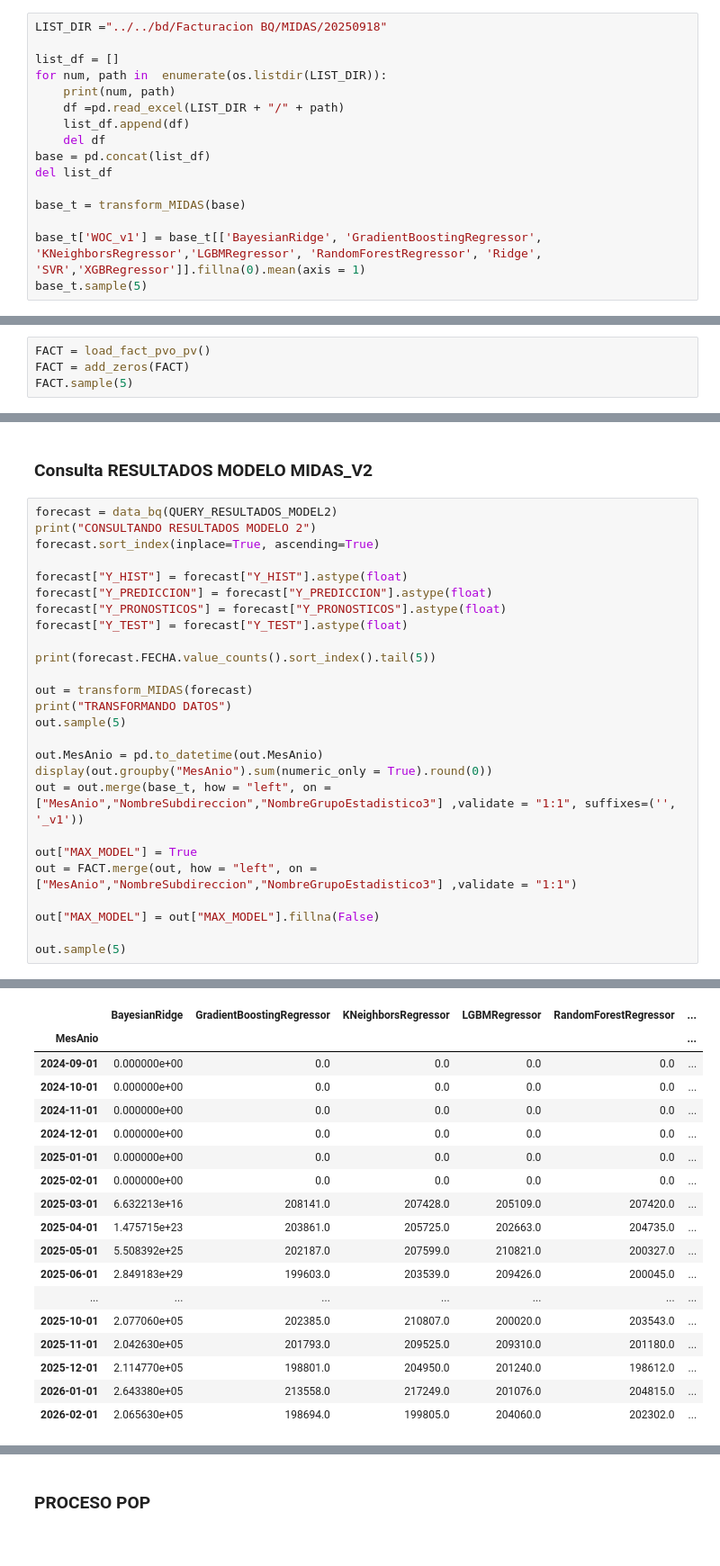
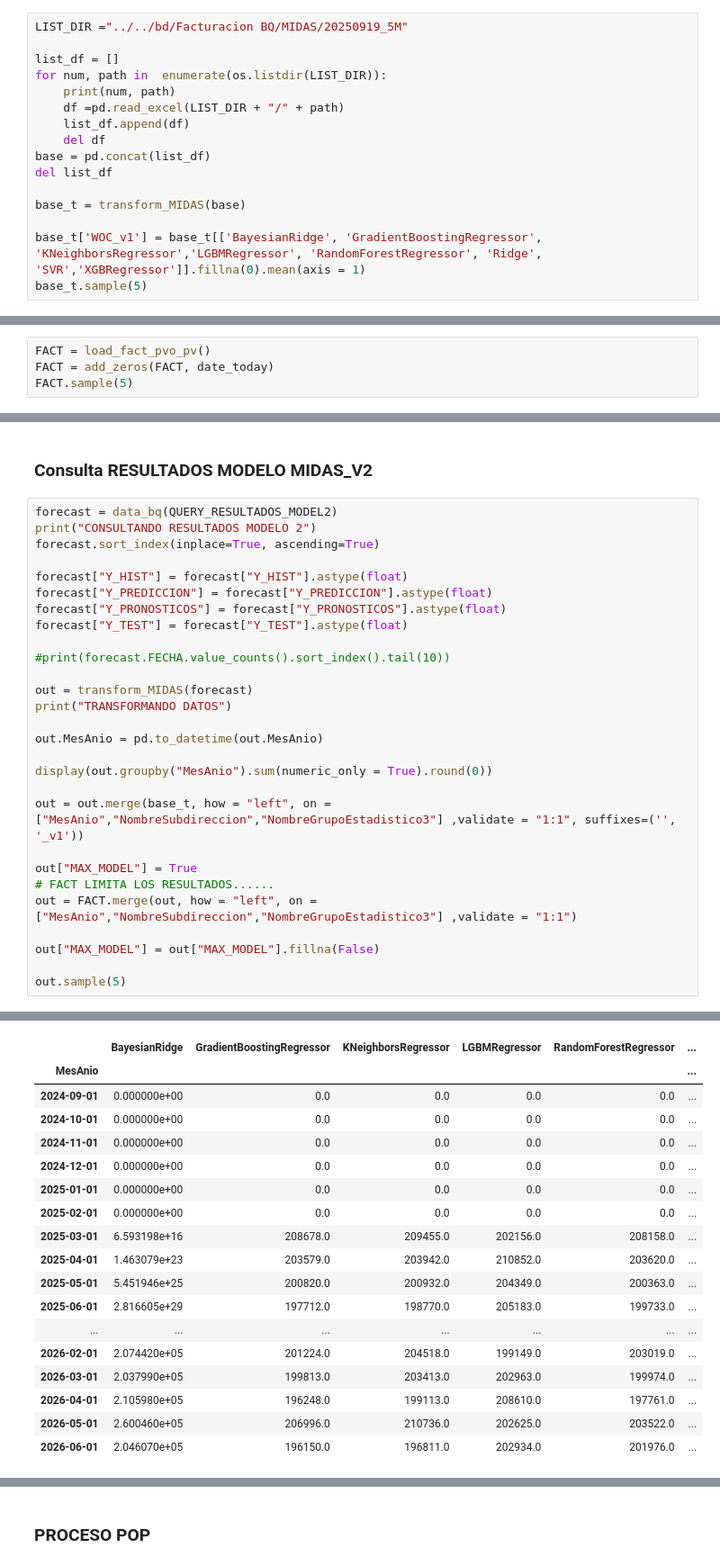
Before and after one commit to adojedar/demanda2, a Jupyter notebook: POP_BQ.ipynb, the cells around one changed output, grey strips where cells are left out. Shown: that part at 90% size. Cells and saved outputs as stored; diff of their text form.

```diff
--- a/POP_BQ.ipynb
+++ b/POP_BQ.ipynb
@@ -205,5 +67,5 @@ date_forecas: 2026-03-01
 # %%
-LIST_DIR ="../../bd/Facturacion BQ/MIDAS/20250918"
+LIST_DIR ="../../bd/Facturacion BQ/MIDAS/20250919_5M"
 
 list_df = []
 for num, path in  enumerate(os.listdir(LIST_DIR)):
@@ -258,6 +120,6 @@ base_t.groupby("MesAnio").sum(numeric_only = True).round(0)
 ## GENERAMOS HISTORICOS DE PV, PVO Y FACTURACION DESDE BQ
 # %%
 FACT = load_fact_pvo_pv()
-FACT = add_zeros(FACT)
+FACT = add_zeros(FACT, date_today)
 FACT.sample(5)
 # %% [output]
@@ -329,17 +192,19 @@ forecast["Y_PREDICCION"] = forecast["Y_PREDICCION"].astype(float)
 forecast["Y_PRONOSTICOS"] = forecast["Y_PRONOSTICOS"].astype(float)
 forecast["Y_TEST"] = forecast["Y_TEST"].astype(float)
 
-print(forecast.FECHA.value_counts().sort_index().tail(5))
+#print(forecast.FECHA.value_counts().sort_index().tail(10))
 
 out = transform_MIDAS(forecast)
 print("TRANSFORMANDO DATOS")
-out.sample(5)
 
 out.MesAnio = pd.to_datetime(out.MesAnio)
+
 display(out.groupby("MesAnio").sum(numeric_only = True).round(0))
+
 out = out.merge(base_t, how = "left", on = ["MesAnio","NombreSubdireccion","NombreGrupoEstadistico3"] ,validate = "1:1", suffixes=('', '_v1'))
 
 out["MAX_MODEL"] = True
+# FACT LIMITA LOS RESULTADOS......
 out = FACT.merge(out, how = "left", on = ["MesAnio","NombreSubdireccion","NombreGrupoEstadistico3"] ,validate = "1:1")
 
 out["MAX_MODEL"] = out["MAX_MODEL"].fillna(False)
@@ -356,21 +226,21 @@ FECHA
 Name: count, dtype: int64
 TRANSFORMANDO DATOS
 |  | BayesianRidge | GradientBoostingRegressor | KNeighborsRegressor | LGBMRegressor | RandomForestRegressor | ... |
 | MesAnio |  |  |  |  |  | ... |
 | 2024-09-01 | 0.000000e+00 | 0.0 | 0.0 | 0.0 | 0.0 | ... |
 | 2024-10-01 | 0.000000e+00 | 0.0 | 0.0 | 0.0 | 0.0 | ... |
 | 2024-11-01 | 0.000000e+00 | 0.0 | 0.0 | 0.0 | 0.0 | ... |
 | 2024-12-01 | 0.000000e+00 | 0.0 | 0.0 | 0.0 | 0.0 | ... |
 | 2025-01-01 | 0.000000e+00 | 0.0 | 0.0 | 0.0 | 0.0 | ... |
 | 2025-02-01 | 0.000000e+00 | 0.0 | 0.0 | 0.0 | 0.0 | ... |
-| 2025-03-01 | 6.632213e+16 | 208141.0 | 207428.0 | 205109.0 | 207420.0 | ... |
-| 2025-04-01 | 1.475715e+23 | 203861.0 | 205725.0 | 202663.0 | 204735.0 | ... |
-| 2025-05-01 | 5.508392e+25 | 202187.0 | 207599.0 | 210821.0 | 200327.0 | ... |
-| 2025-06-01 | 2.849183e+29 | 199603.0 | 203539.0 | 209426.0 | 200045.0 | ... |
+| 2025-03-01 | 6.593198e+16 | 208678.0 | 209455.0 | 202156.0 | 208158.0 | ... |
+| 2025-04-01 | 1.463079e+23 | 203579.0 | 203942.0 | 210852.0 | 203620.0 | ... |
+| 2025-05-01 | 5.451946e+25 | 200820.0 | 200932.0 | 204349.0 | 200363.0 | ... |
+| 2025-06-01 | 2.816605e+29 | 197712.0 | 198770.0 | 205183.0 | 199733.0 | ... |
 | ... | ... | ... | ... | ... | ... | ... |
-| 2025-10-01 | 2.077060e+05 | 202385.0 | 210807.0 | 200020.0 | 203543.0 | ... |
-| 2025-11-01 | 2.042630e+05 | 201793.0 | 209525.0 | 209310.0 | 201180.0 | ... |
-| 2025-12-01 | 2.114770e+05 | 198801.0 | 204950.0 | 201240.0 | 198612.0 | ... |
-| 2026-01-01 | 2.643380e+05 | 213558.0 | 217249.0 | 201076.0 | 204815.0 | ... |
-| 2026-02-01 | 2.065630e+05 | 198694.0 | 199805.0 | 204060.0 | 202302.0 | ... |
+| 2026-02-01 | 2.074420e+05 | 201224.0 | 204518.0 | 199149.0 | 203019.0 | ... |
+| 2026-03-01 | 2.037990e+05 | 199813.0 | 203413.0 | 202963.0 | 199974.0 | ... |
+| 2026-04-01 | 2.105980e+05 | 196248.0 | 199113.0 | 208610.0 | 197761.0 | ... |
+| 2026-05-01 | 2.600460e+05 | 206996.0 | 210736.0 | 202625.0 | 203522.0 | ... |
+| 2026-06-01 | 2.046070e+05 | 196150.0 | 196811.0 | 202934.0 | 201976.0 | ... |
 |  | MesAnio | id | NombreGrupo | NombreDireccion | NombreSubdireccion | NombreGrupoEstadistico1 | ... |
```
Also changed, not shown: parts of 15 cells of this notebook, 3 other files.
